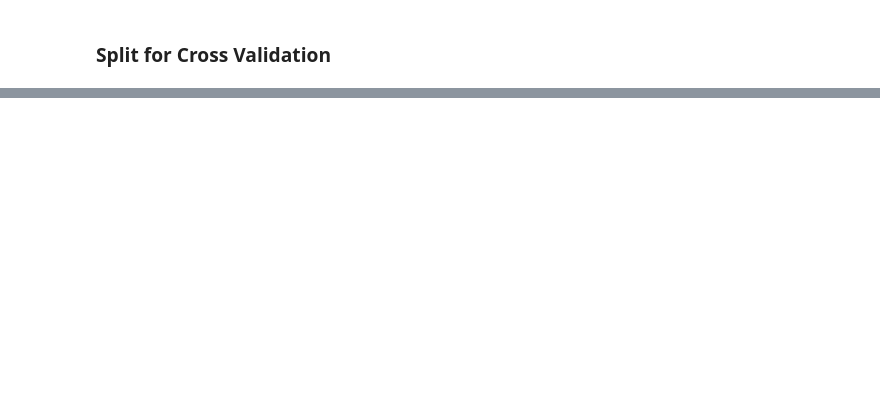
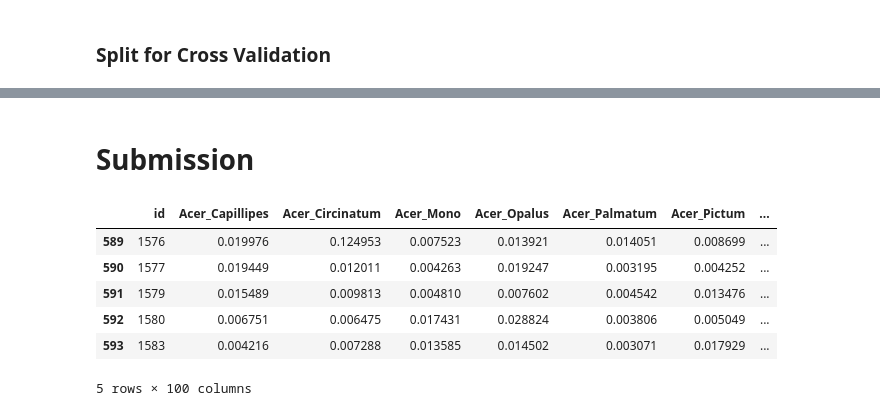
Before and after one commit to KanaadPathak/cs229final, a Jupyter notebook: notebook/kaggle_data.ipynb, the cells around one changed output, grey strips where cells are left out. Saved outputs shown, nothing was run; the diff lists cells and outputs as text; code cells hidden in the pictures; blank space fills up the shorter version.

```diff
--- a/notebook/kaggle_data.ipynb
+++ b/notebook/kaggle_data.ipynb
@@ -132,0 +210,24 @@ classifiers = [
+# %% [markdown]
+# Submission
+# %%
+# Predict Test Set
+favorite_clf = SVC(kernel="linear", C=0.025, probability=True)
+favorite_clf.fit(X_train_scaled, y_train)
+test_predictions = favorite_clf.predict_proba(X_test_scaled)
+
+# Format DataFrame
+submission = pd.DataFrame(test_predictions, columns=labels)
+submission.insert(0, 'id', X_test.index)
+submission.reset_index()
+
+# Export Submission
+#submission.to_csv('submission.csv', index = False)
+submission.tail()
+# %% [output]
+|  | id | Acer_Capillipes | Acer_Circinatum | Acer_Mono | Acer_Opalus | Acer_Palmatum | Acer_Pictum | ... |
+| 589 | 1576 | 0.019976 | 0.124953 | 0.007523 | 0.013921 | 0.014051 | 0.008699 | ... |
+| 590 | 1577 | 0.019449 | 0.012011 | 0.004263 | 0.019247 | 0.003195 | 0.004252 | ... |
+| 591 | 1579 | 0.015489 | 0.009813 | 0.004810 | 0.007602 | 0.004542 | 0.013476 | ... |
+| 592 | 1580 | 0.006751 | 0.006475 | 0.017431 | 0.028824 | 0.003806 | 0.005049 | ... |
+| 593 | 1583 | 0.004216 | 0.007288 | 0.013585 | 0.014502 | 0.003071 | 0.017929 | ... |
+5 rows × 100 columns
```
Also changed, not shown: parts of 12 cells of this notebook.
